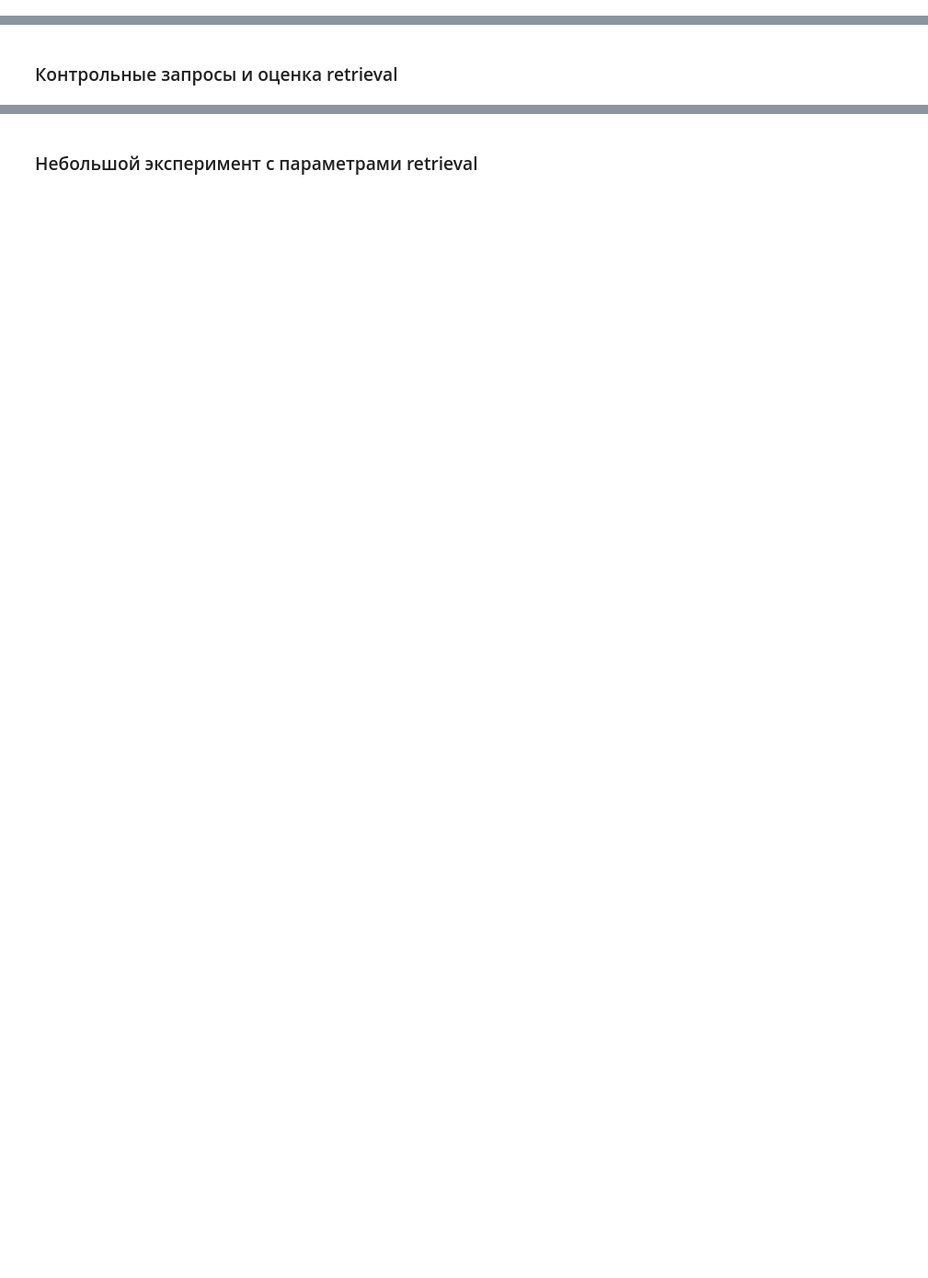
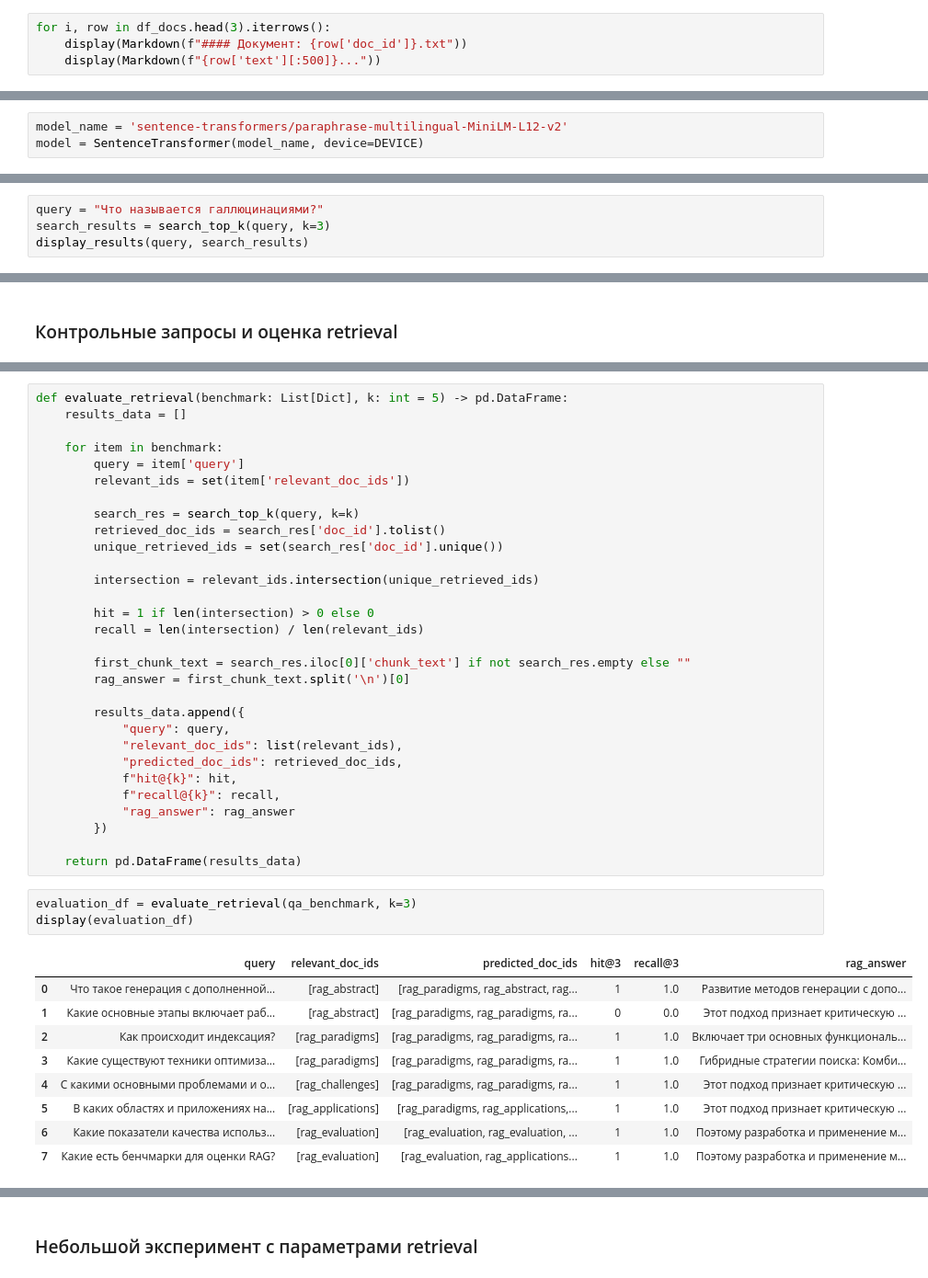
Before and after one commit to as-tar/mirea-aie-course, a Jupyter notebook: homeworks/HW14/HW14.ipynb, the cells around one changed output, grey strips where cells are left out. Shown at 92% size. Drawn from its saved outputs; the diff is of its cells as text; blank space fills up the shorter version.

```diff
--- a/homeworks/HW14/HW14.ipynb
+++ b/homeworks/HW14/HW14.ipynb
@@ -41,0 +80,4 @@ llm_text[:500]
+# %%
+for i, row in df_docs.head(3).iterrows():
+    display(Markdown(f"#### Документ: {row['doc_id']}.txt"))
+    display(Markdown(f"{row['text'][:500]}..."))
@@ -185,0 +162,3 @@ The average number of words per token depends on the language. Byte-pair encodin
+# %%
+model_name = 'sentence-transformers/paraphrase-multilingual-MiniLM-L12-v2'
+model = SentenceTransformer(model_name, device=DEVICE)
@@ -185,0 +266,4 @@ The average number of words per token depends on the language. Byte-pair encodin
+# %%
+query = "Что называется галлюцинациями?"
+search_results = search_top_k(query, k=3)
+display_results(query, search_results)
@@ -187,0 +344,43 @@ The average number of words per token depends on the language. Byte-pair encodin
+# %%
+def evaluate_retrieval(benchmark: List[Dict], k: int = 5) -> pd.DataFrame:
+    results_data = []
+
+    for item in benchmark:
+        query = item['query']
+        relevant_ids = set(item['relevant_doc_ids'])
+
+        search_res = search_top_k(query, k=k)
+        retrieved_doc_ids = search_res['doc_id'].tolist()
+        unique_retrieved_ids = set(search_res['doc_id'].unique())
+
+        intersection = relevant_ids.intersection(unique_retrieved_ids)
+
+        hit = 1 if len(intersection) > 0 else 0
+        recall = len(intersection) / len(relevant_ids)
+
+        first_chunk_text = search_res.iloc[0]['chunk_text'] if not search_res.empty else ""
+        rag_answer = first_chunk_text.split('\n')[0]
+
+        results_data.append({
+            "query": query,
+            "relevant_doc_ids": list(relevant_ids),
+            "predicted_doc_ids": retrieved_doc_ids,
+            f"hit@{k}": hit,
+            f"recall@{k}": recall,
+            "rag_answer": rag_answer
+        })
+
+    return pd.DataFrame(results_data)
+# %%
+evaluation_df = evaluate_retrieval(qa_benchmark, k=3)
+display(evaluation_df)
+# %% [output]
+|  | query | relevant_doc_ids | predicted_doc_ids | hit@3 | recall@3 | rag_answer |
+| 0 | Что такое генерация с дополненной... | [rag_abstract] | [rag_paradigms, rag_abstract, rag... | 1 | 1.0 | Развитие методов генерации с допо... |
+| 1 | Какие основные этапы включает раб... | [rag_abstract] | [rag_paradigms, rag_paradigms, ra... | 0 | 0.0 | Этот подход признает критическую ... |
+| 2 | Как происходит индексация? | [rag_paradigms] | [rag_paradigms, rag_paradigms, ra... | 1 | 1.0 | Включает три основных функциональ... |
+| 3 | Какие существуют техники оптимиза... | [rag_paradigms] | [rag_paradigms, rag_paradigms, ra... | 1 | 1.0 | Гибридные стратегии поиска: Комби... |
+| 4 | С какими основными проблемами и о... | [rag_challenges] | [rag_paradigms, rag_paradigms, ra... | 1 | 1.0 | Этот подход признает критическую ... |
+| 5 | В каких областях и приложениях на... | [rag_applications] | [rag_paradigms, rag_applications,... | 1 | 1.0 | Этот подход признает критическую ... |
+| 6 | Какие показатели качества использ... | [rag_evaluation] | [rag_evaluation, rag_evaluation, ... | 1 | 1.0 | Поэтому разработка и применение м... |
+| 7 | Какие есть бенчмарки для оценки RAG? | [rag_evaluation] | [rag_evaluation, rag_applications... | 1 | 1.0 | Поэтому разработка и применение м... |
```
Also changed, not shown: parts of 51 cells of this notebook, 13 other files.
